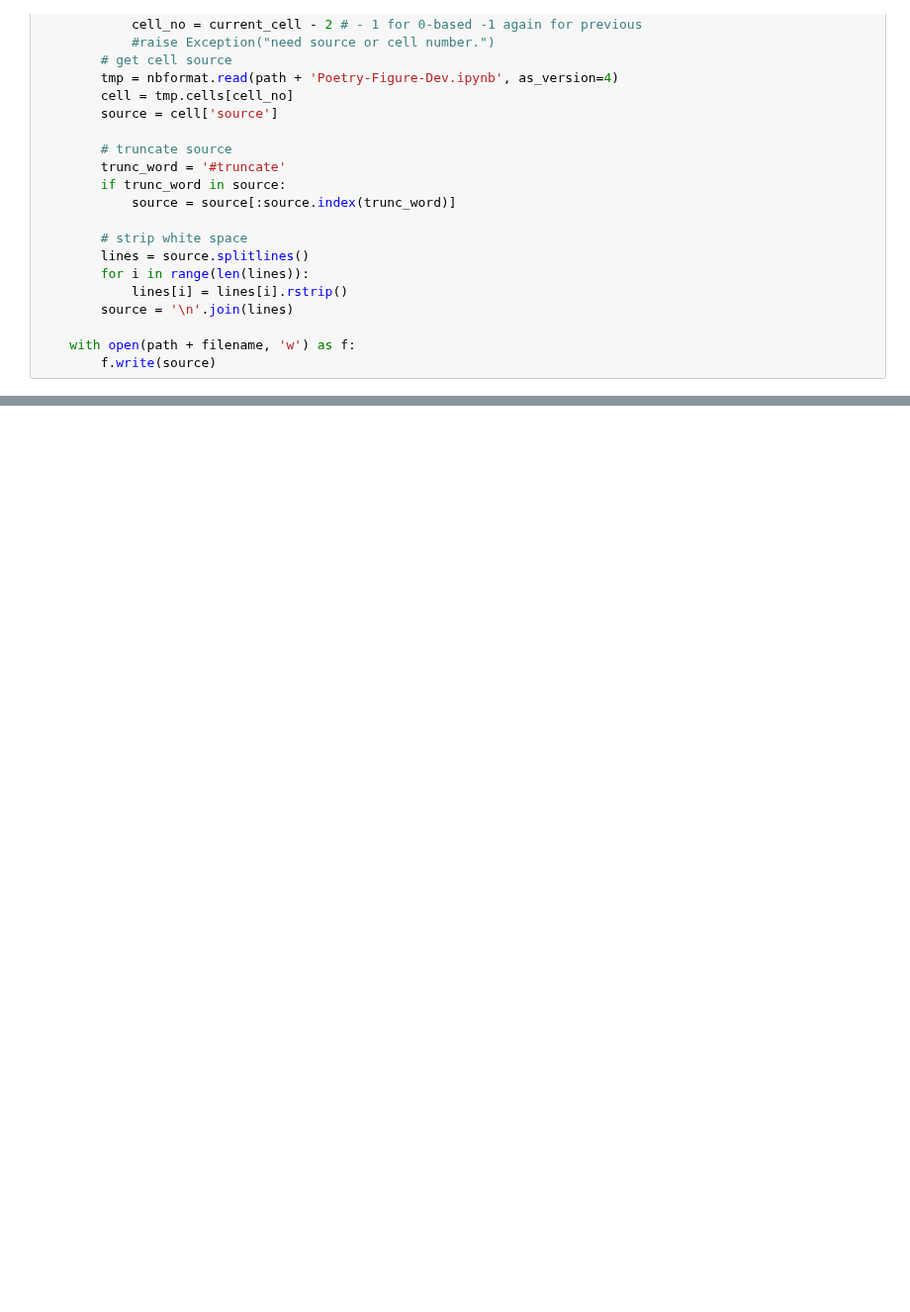
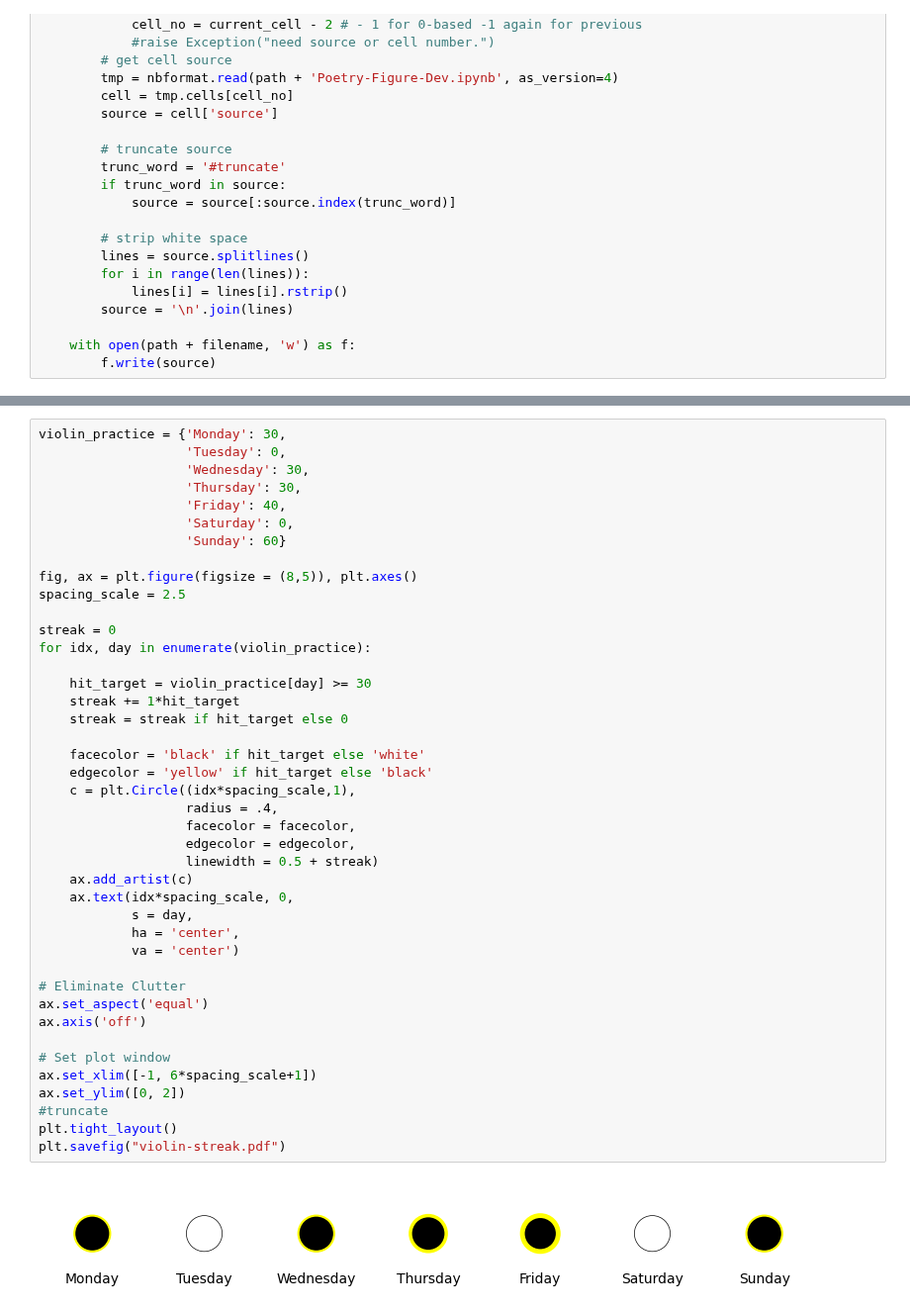
Before and after one commit to alexanderthclark/Matplotlib-for-Storytellers, a Jupyter notebook: python/Poetry-Figure-Dev.ipynb, the cells around one changed output, grey strips where cells are left out. Shown at 99% size. Drawn from its saved outputs; the diff is of its cells as text; blank space fills up the shorter version.

```diff
--- a/python/Poetry-Figure-Dev.ipynb
+++ b/python/Poetry-Figure-Dev.ipynb
@@ -68,0 +125,44 @@ from matplotlib import font_manager
+# %%
+violin_practice = {'Monday': 30,
+                   'Tuesday': 0,
+                   'Wednesday': 30,
+                   'Thursday': 30,
+                   'Friday': 40,
+                   'Saturday': 0,
+                   'Sunday': 60}
+
+fig, ax = plt.figure(figsize = (8,5)), plt.axes()
+spacing_scale = 2.5
+
+streak = 0
+for idx, day in enumerate(violin_practice):
+
+    hit_target = violin_practice[day] >= 30
+    streak += 1*hit_target
+    streak = streak if hit_target else 0
+
+    facecolor = 'black' if hit_target else 'white'
+    edgecolor = 'yellow' if hit_target else 'black'
+    c = plt.Circle((idx*spacing_scale,1),
+                   radius = .4,
+                   facecolor = facecolor,
+                   edgecolor = edgecolor,
+                   linewidth = 0.5 + streak)
+    ax.add_artist(c)
+    ax.text(idx*spacing_scale, 0,
+            s = day,
+            ha = 'center',
+            va = 'center')
+
+# Eliminate Clutter
+ax.set_aspect('equal')
+ax.axis('off')
+
+# Set plot window
+ax.set_xlim([-1, 6*spacing_scale+1])
+ax.set_ylim([0, 2])
+#truncate
+plt.tight_layout()
+plt.savefig("violin-streak.pdf")
+# %% [output]
+[figure, added]
```
Also changed, not shown: parts of 6 cells of this notebook, 9 other files.
